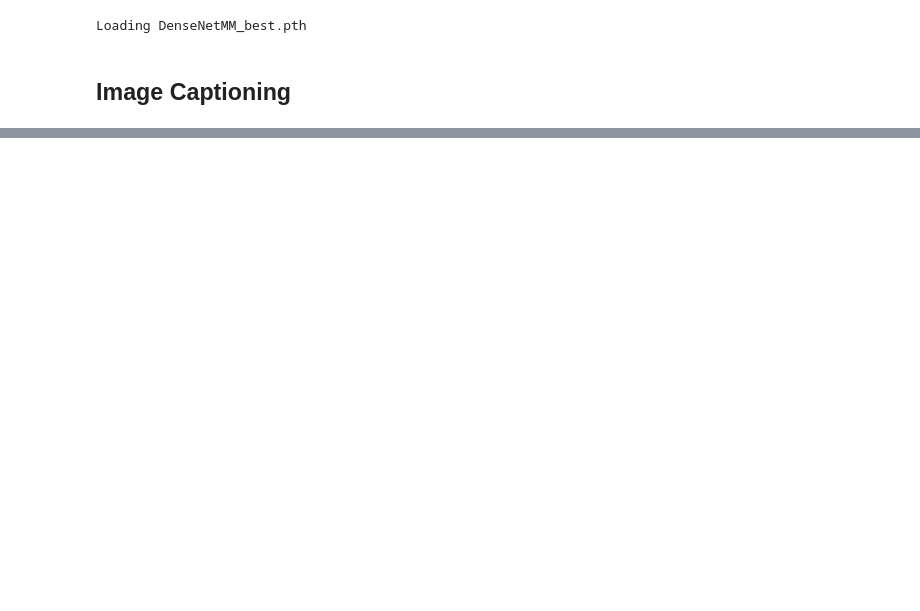
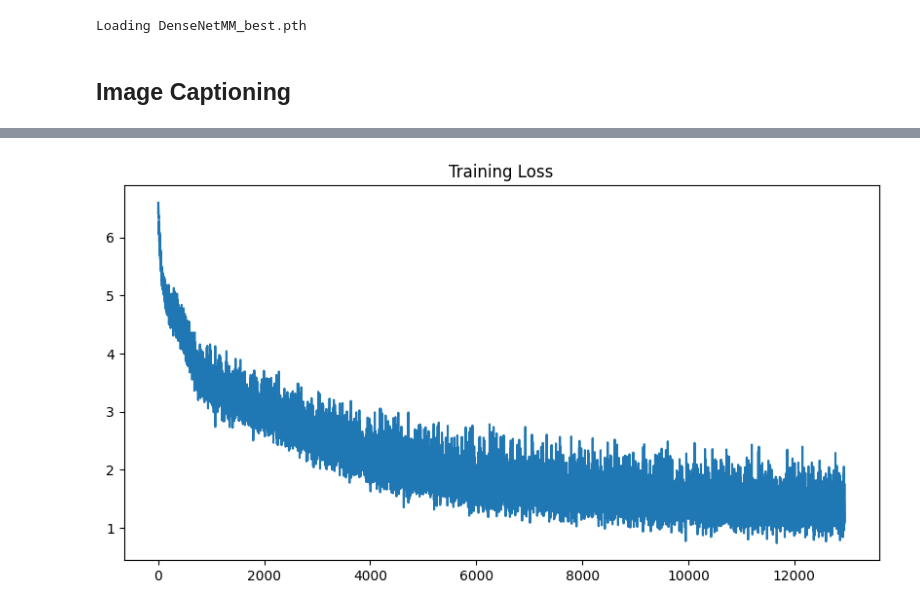
Before and after one commit to VitoNicolaLosavio/Explainable-AI-for-Alzheimer-s-Diagnosis-Textual-and-Visual-Interpretations-from-MRI, a Jupyter notebook: AlzheimerExplaination.ipynb, the cells around one changed output, grey strips where cells are left out. Drawn from its saved outputs; the diff is of its cells as text; code cells hidden in the pictures; blank space fills up the shorter version.

Commit message:
Developed transformer and finished project

```diff
--- a/AlzheimerExplaination.ipynb
+++ b/AlzheimerExplaination.ipynb
@@ -277,7 +127,7 @@ train[0]
 # %%
-if glob.glob(saved_path+ f'{name_model}.pth'):
-	print(f'Loading {name_model}.pth')
-	densenet.load_state_dict(torch.load(saved_path + f'{name_model}.pth'))
+if glob.glob(saved_path+ f'{name_model}_best.pth'):
+	print(f'Loading {name_model}_best.pth')
+	densenet.load_state_dict(torch.load(saved_path + f'{name_model}_best.pth'))
 else:
 	print('Train of the model')
 	train_metrics = training_model(
@@ -459,5 +146,0 @@ pickle.dump(features, open(os.path.join(saved_path, 'clef_features_vgg.pkl'), 'w
-# %%
-if glob.glob(saved_path + 'clef_features_vgg.pkl'):
-    with open(os.path.join(saved_path, 'clef_features_vgg.pkl'), 'rb') as f:
-        print('Loading clef_features_vgg.pkl')
-        features = pickle.load(f)
@@ -674,0 +147,2 @@ get_results_and_plot(
+# %%
+tokenizer = AutoTokenizer.from_pretrained("distilbert-base-uncased")
@@ -674,0 +194,72 @@ get_results_and_plot(
+# %%
+name_transformer = 'CaptionTransformerModel'
+# %%
+if glob.glob(saved_path+ f'{name_transformer}'):
+	print(f'Loading {name_transformer}')
+	caption_model.load_state_dict(torch.load(saved_path + name_transformer))
+else:
+    print('Training model')
+    train_ds = CacheDataset(
+        train,
+        transform=train_transform,
+        cache_rate=1.0,
+        num_workers=None,
+        progress=False
+    )
+
+    data_loader_train = DataLoader(train_ds, shuffle=True)
+
+    device_torch = torch.device(device)
+
+    caption_model.to(device_torch)
+    # Iterate over epochs
+    for epoch in trange(0, epochs, leave=False, desc="Epoch"):
+        # Set the model in training mode
+        caption_model.train()
+        steps = 0
+        # Iterate over the training data loader
+        for data_t in tqdm(data_loader_train, desc="Training", leave=False):
+            inputs_img, captions = (
+                        data_t['image'].to(device_torch),
+                        data_t['explanation']
+                    )
+            captions = preprocessing_text(captions[0])
+
+            # Tokenize and pre-process the captions
+            tokens = tokenizer(captions, padding=True, truncation=False, return_tensors="pt")
+            token_ids = tokens['input_ids'].to(device_torch)
+            padding_mask = tokens['attention_mask'].to(device_torch)
+            bs = token_ids.shape[0]
+
+            # Shift the input sequence to create the target sequence
+            target_ids = torch.cat((token_ids[:, 1:],
+                                    torch.zeros(bs, 1, device=device).long()), 1)
+
+            tokens_in = td(token_ids)
+            with torch.cuda.amp.autocast():
+                # Forward pass
+                pred = caption_model(inputs_img, tokens_in, padding_mask=padding_mask)
+
+            # Compute the loss
+            loss = (loss_fn(pred.transpose(1, 2), target_ids) * padding_mask).mean()
+
+            # Backpropagation
+            optimizer.zero_grad()
+            scaler.scale(loss).backward()
+            scaler.step(optimizer)
+            scaler.update()
+
+            # Log the training loss
+            training_loss_logger.append(loss.item())
+
+    torch.save(caption_model.state_dict(), saved_path + 'CaptionTransformerModel')
+
+    _ = plt.figure(figsize=(10, 5))
+    _ = plt.plot(training_loss_logger[100:])
+    _ = plt.title("Training Loss")
+    window_size = 512
+    _data = np.convolve(np.array(training_loss_logger), np.ones(window_size)/window_size, mode="valid")
+    _ = plt.figure(figsize=(10, 5))
+    _ = plt.plot(_data)
+    _ = plt.title("Training Loss")
+# %% [output]
@@ -674,0 +268 @@ get_results_and_plot(
+[figure, added]
```
Also changed, not shown: parts of 40 cells of this notebook, 4 other files.
